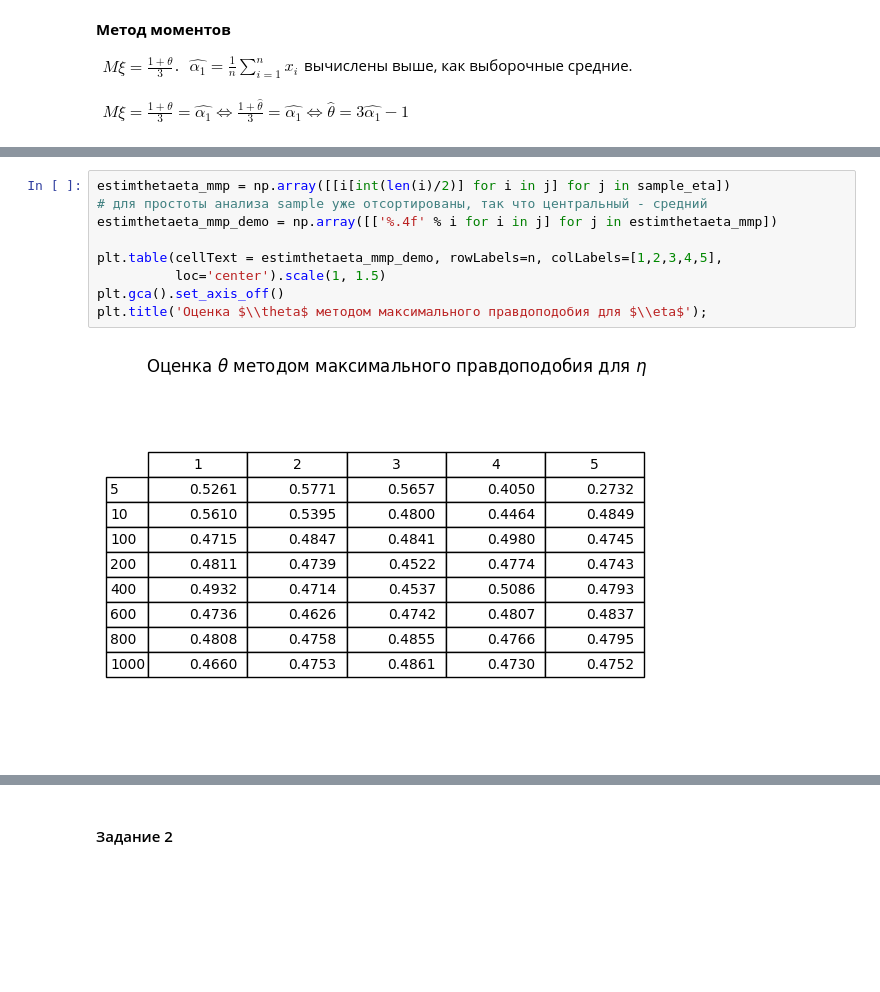
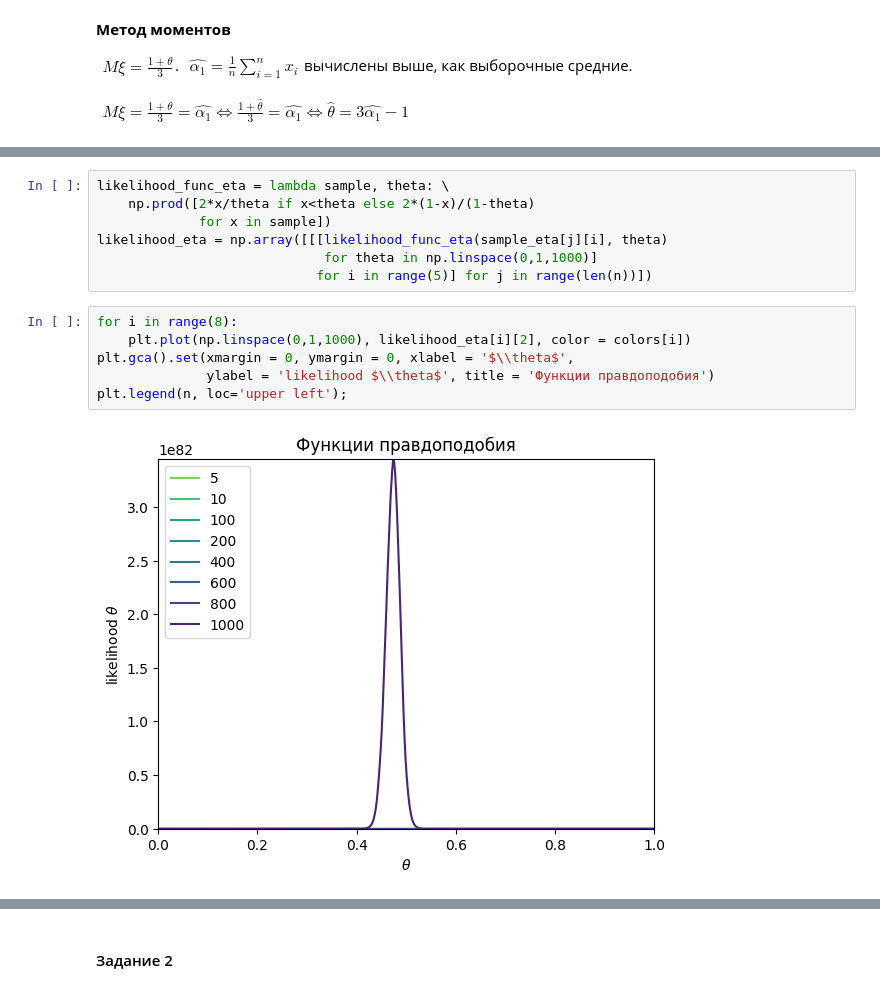
Before and after one commit to TimothyTur/skb201tur-ms-hws, a Jupyter notebook: СКБ201 Тур.ipynb, the cells around one changed output, grey strips where cells are left out. Saved outputs shown, nothing was run; the diff lists cells and outputs as text; blank space fills up the shorter version.

```diff
--- a/СКБ201 Тур.ipynb
+++ b/СКБ201 Тур.ipynb
@@ -956,11 +958,15 @@ plt.title('Оценка $\\theta$ методом моментов для $\\eta$
-# %%
-estimthetaeta_mmp = np.array([[i[int(len(i)/2)] for i in j] for j in sample_eta])
-# для простоты анализа sample уже отсортированы, так что центральный - средний
-estimthetaeta_mmp_demo = np.array([['%.4f' % i for i in j] for j in estimthetaeta_mmp])
-
-plt.table(cellText = estimthetaeta_mmp_demo, rowLabels=n, colLabels=[1,2,3,4,5],
-          loc='center').scale(1, 1.5)
-plt.gca().set_axis_off()
-plt.title('Оценка $\\theta$ методом максимального правдоподобия для $\\eta$');
-# %% [output]
-[figure, removed]
+# %%
+likelihood_func_eta = lambda sample, theta: \
+    np.prod([2*x/theta if x<theta else 2*(1-x)/(1-theta)
+             for x in sample])
+likelihood_eta = np.array([[[likelihood_func_eta(sample_eta[j][i], theta)
+                             for theta in np.linspace(0,1,1000)]
+                            for i in range(5)] for j in range(len(n))])
+# %%
+for i in range(8):
+    plt.plot(np.linspace(0,1,1000), likelihood_eta[i][2], color = colors[i])
+plt.gca().set(xmargin = 0, ymargin = 0, xlabel = '$\\theta$',
+              ylabel = 'likelihood $\\theta$', title = 'Функции правдоподобия')
+plt.legend(n, loc='upper left');
+# %% [output]
+[figure, added]
```
Also changed, not shown: parts of 9 cells of this notebook, 1 other file.
